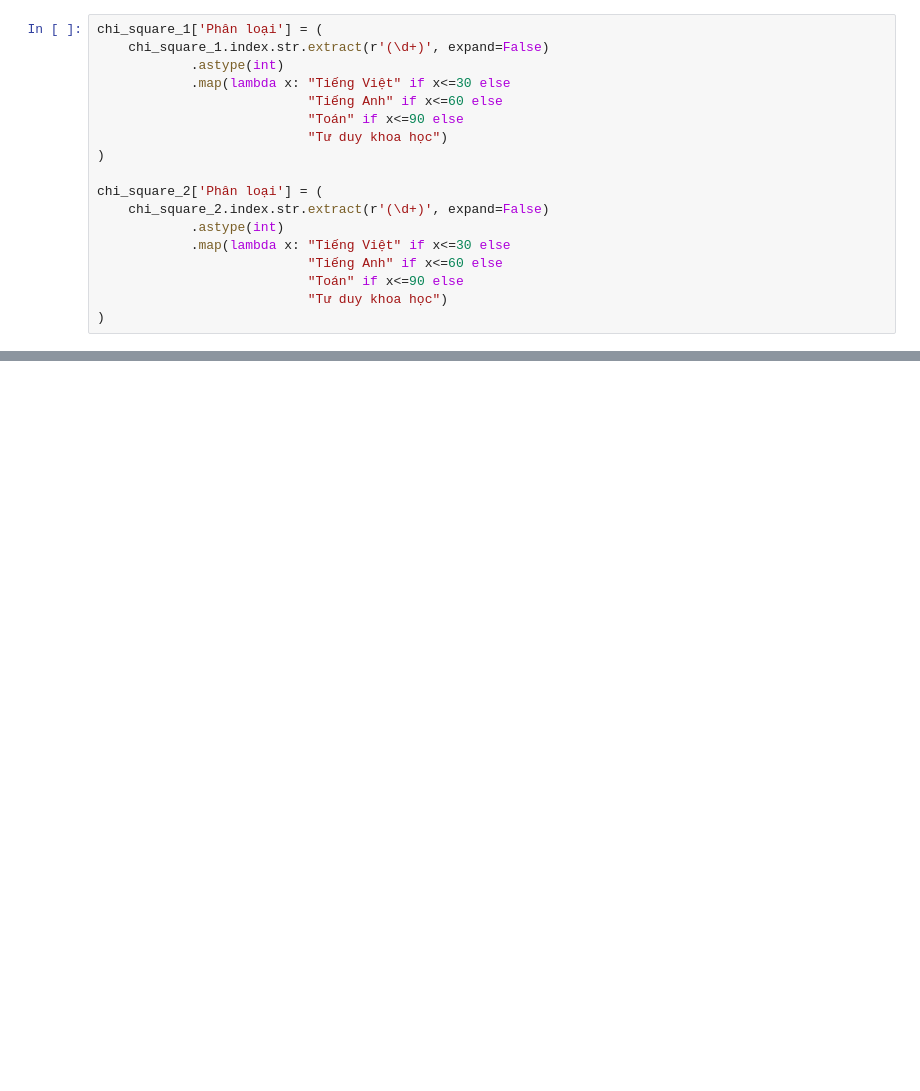
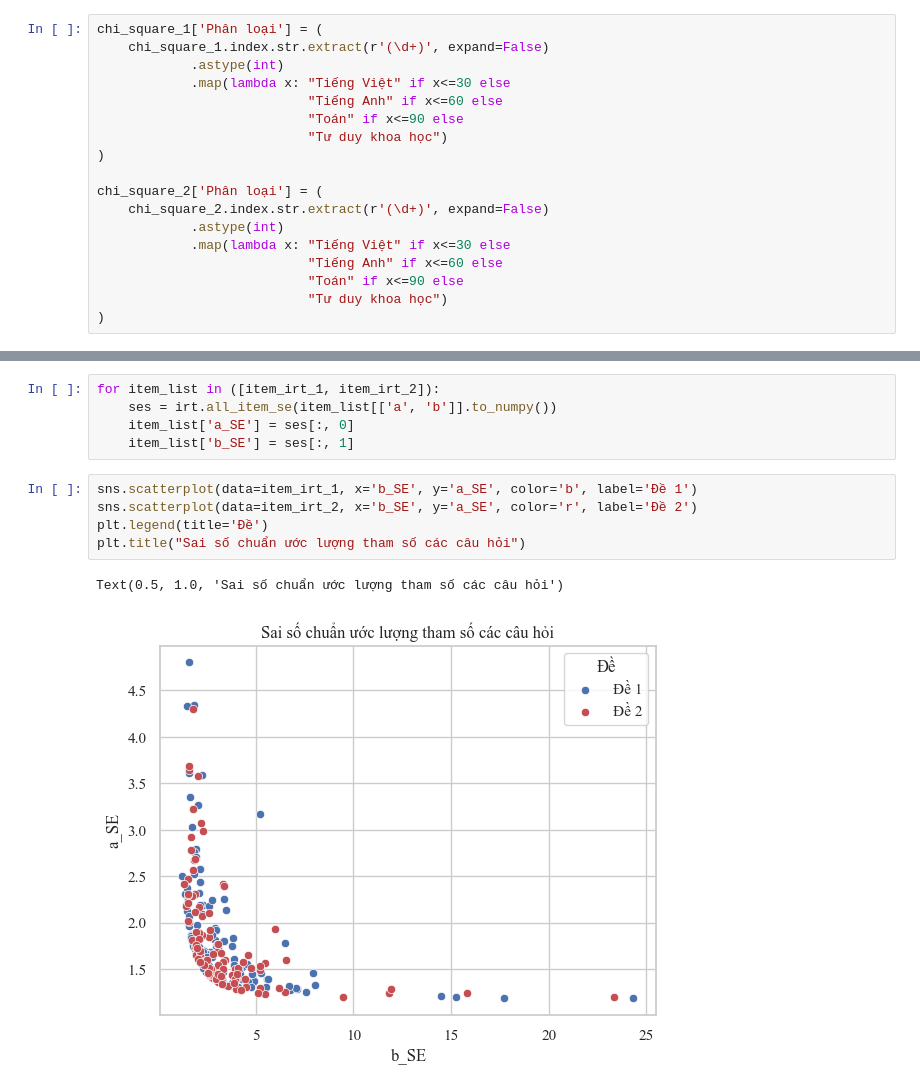
Before and after one commit to DuongThai2712/item-analysis-and-mmle-irt, a Jupyter notebook: main.ipynb, the cells around one changed output, grey strips where cells are left out. Drawn from its saved outputs; the diff is of its cells as text; blank space fills up the shorter version.

```diff
--- a/main.ipynb
+++ b/main.ipynb
@@ -948,0 +997,13 @@ ip.plot_item(chi_square_1[chi_square_1['p_value']>=0.05],
+# %%
+for item_list in ([item_irt_1, item_irt_2]):
+    ses = irt.all_item_se(item_list[['a', 'b']].to_numpy())
+    item_list['a_SE'] = ses[:, 0]
+    item_list['b_SE'] = ses[:, 1]
+# %%
+sns.scatterplot(data=item_irt_1, x='b_SE', y='a_SE', color='b', label='Đề 1')
+sns.scatterplot(data=item_irt_2, x='b_SE', y='a_SE', color='r', label='Đề 2')
+plt.legend(title='Đề')
+plt.title("Sai số chuẩn ước lượng tham số các câu hỏi")
+# %% [output]
+Text(0.5, 1.0, 'Sai số chuẩn ước lượng tham số các câu hỏi')
+[figure, added]
```
Also changed, not shown: parts of 14 cells of this notebook, 1 other file.
